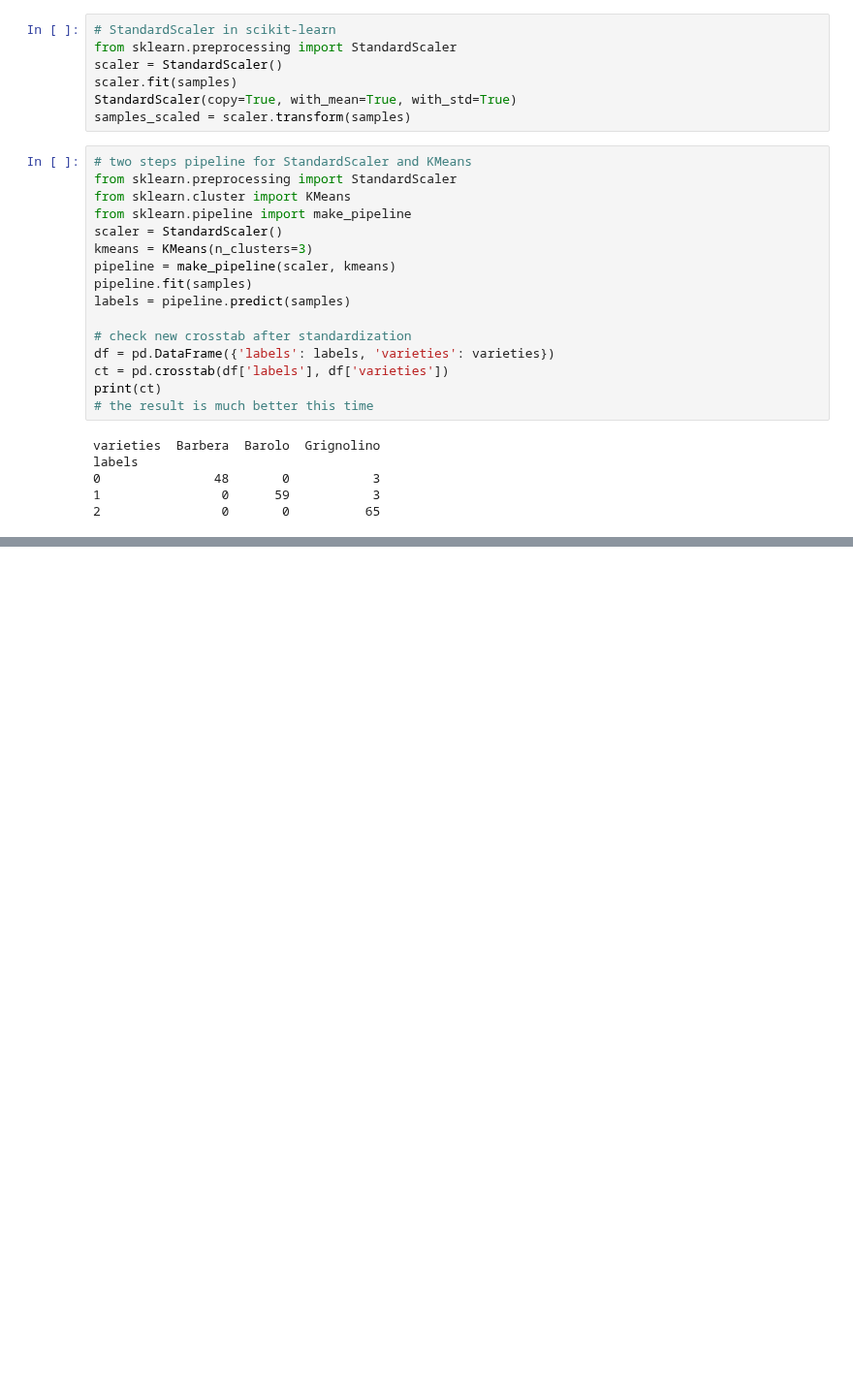
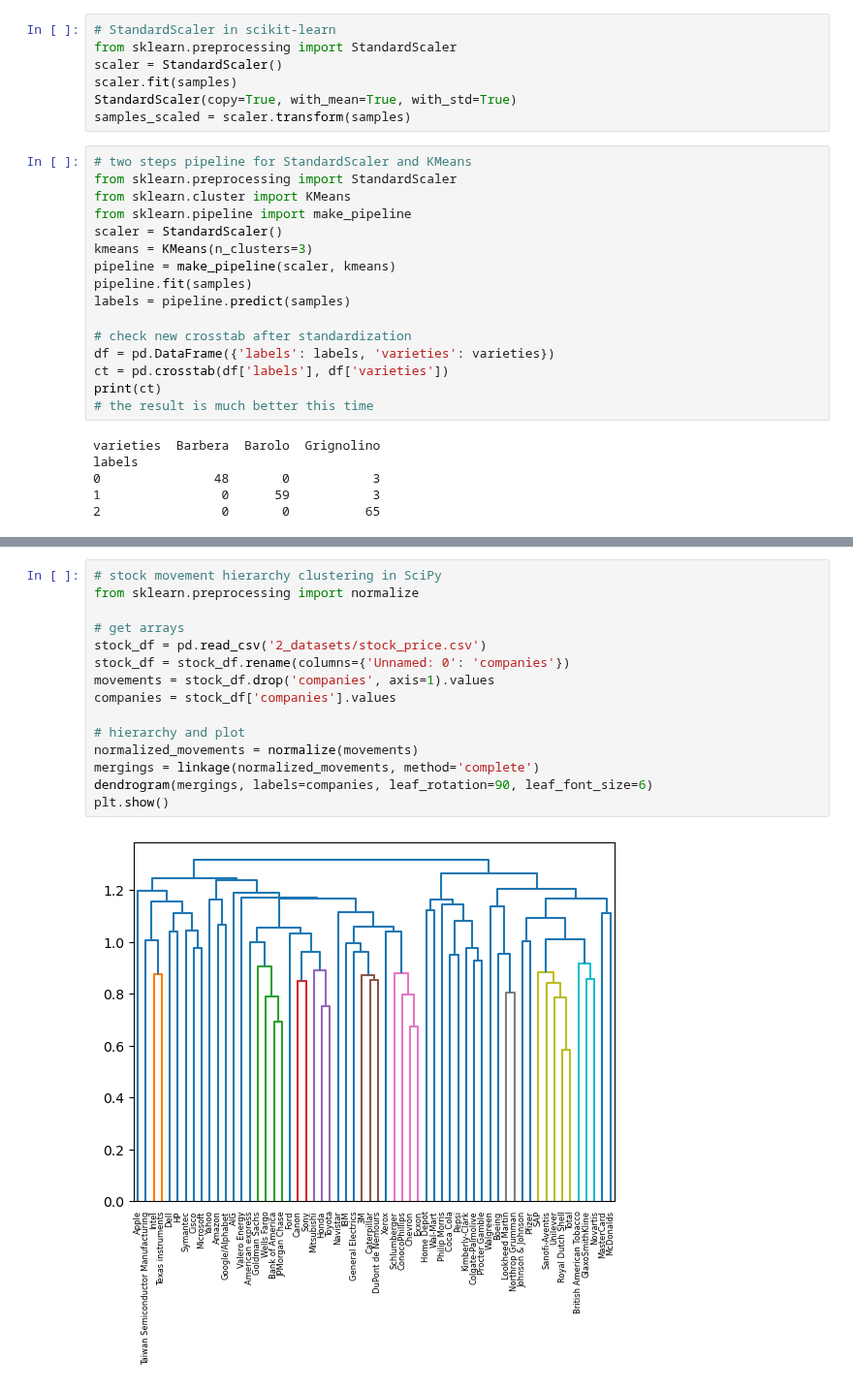
Before and after one commit to GuoweiYang19891101/datacamp_machine_learning_scientist_python, a Jupyter notebook: 2_unsupervised_learning.ipynb, the cells around one changed output, grey strips where cells are left out. Shown at 97% size. Saved outputs shown, nothing was run; the diff lists cells and outputs as text; blank space fills up the shorter version.

```diff
--- a/2_unsupervised_learning.ipynb
+++ b/2_unsupervised_learning.ipynb
@@ -181,0 +206,17 @@ labels
+# %%
+# stock movement hierarchy clustering in SciPy
+from sklearn.preprocessing import normalize
+
+# get arrays
+stock_df = pd.read_csv('2_datasets/stock_price.csv')
+stock_df = stock_df.rename(columns={'Unnamed: 0': 'companies'})
+movements = stock_df.drop('companies', axis=1).values
+companies = stock_df['companies'].values
+
+# hierarchy and plot
+normalized_movements = normalize(movements)
+mergings = linkage(normalized_movements, method='complete')
+dendrogram(mergings, labels=companies, leaf_rotation=90, leaf_font_size=6)
+plt.show()
+# %% [output]
+[figure, added]
```
Also changed, not shown: parts of 35 cells of this notebook.
